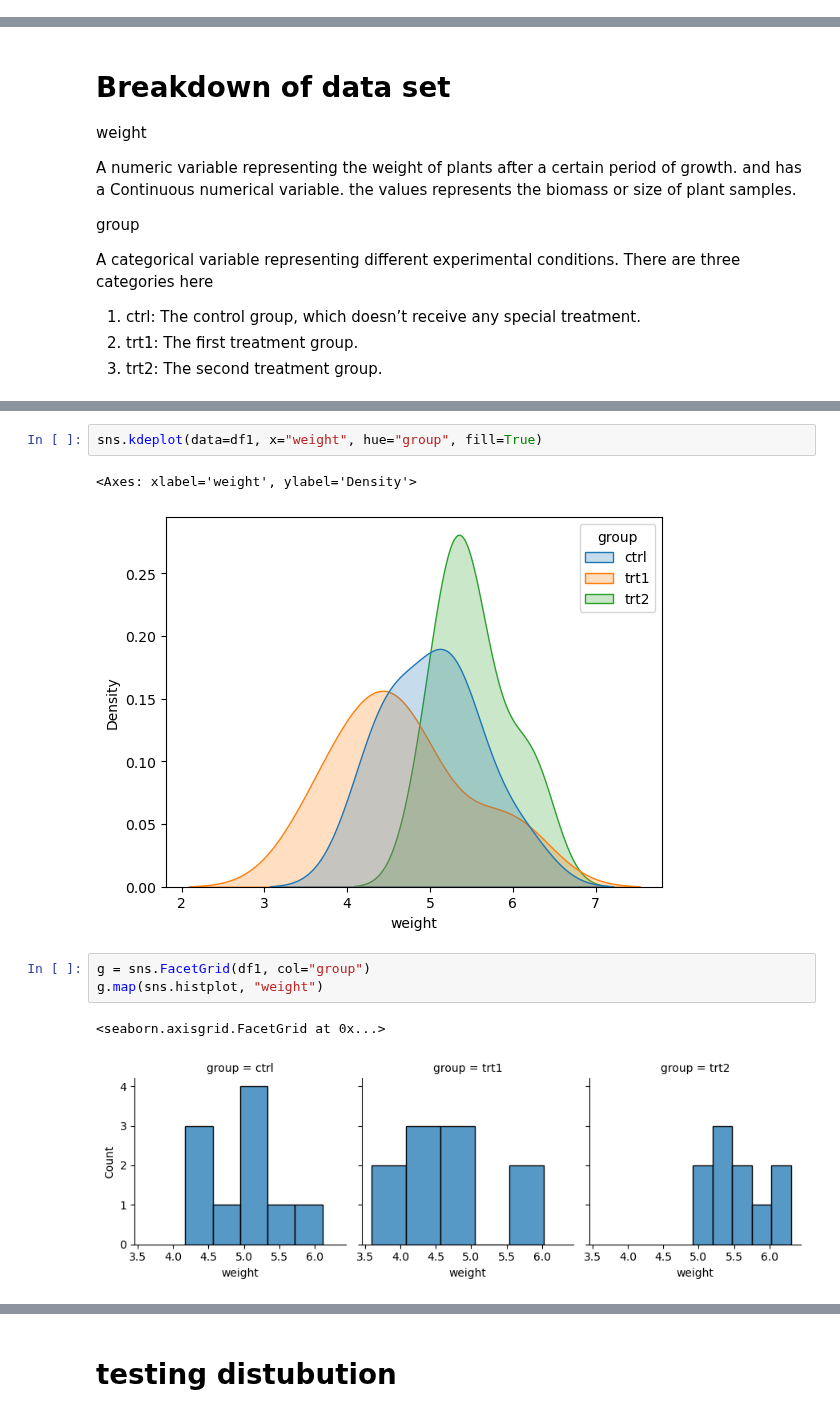
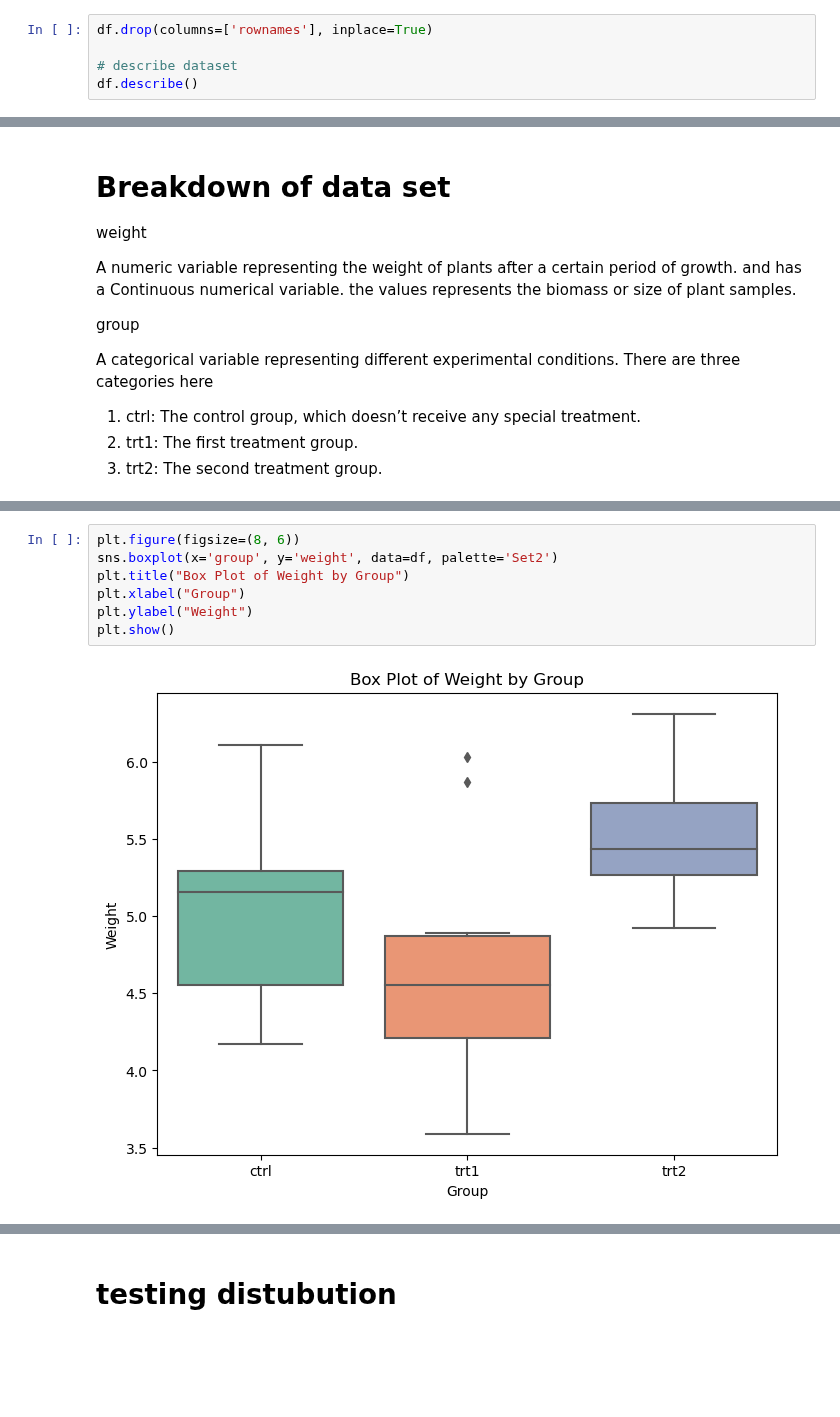
Before and after one commit to keithmmc/appliedstats, a Jupyter notebook: project.ipynb, the cells around one changed output, grey strips where cells are left out. Cells and saved outputs as stored; diff of their text form; blank space fills up the shorter version.

```diff
--- a/project.ipynb
+++ b/project.ipynb
@@ -55,0 +56,5 @@ df1 = df.drop(columns='rownames')
+# %%
+df.drop(columns=['rownames'], inplace=True)
+
+# describe dataset
+df.describe()
@@ -93,11 +98,9 @@ plt.show()
-# %%
-sns.kdeplot(data=df1, x="weight", hue="group", fill=True)
-# %% [output]
-<Axes: xlabel='weight', ylabel='Density'>
-[figure, removed]
-# %%
-g = sns.FacetGrid(df1, col="group")
-g.map(sns.histplot, "weight")
-# %% [output]
-<seaborn.axisgrid.FacetGrid at 0x...>
-[figure, removed]
+# %%
+plt.figure(figsize=(8, 6))
+sns.boxplot(x='group', y='weight', data=df, palette='Set2')
+plt.title("Box Plot of Weight by Group")
+plt.xlabel("Group")
+plt.ylabel("Weight")
+plt.show()
+# %% [output]
+[figure, added]
```
Also changed, not shown: parts of 18 cells of this notebook.
